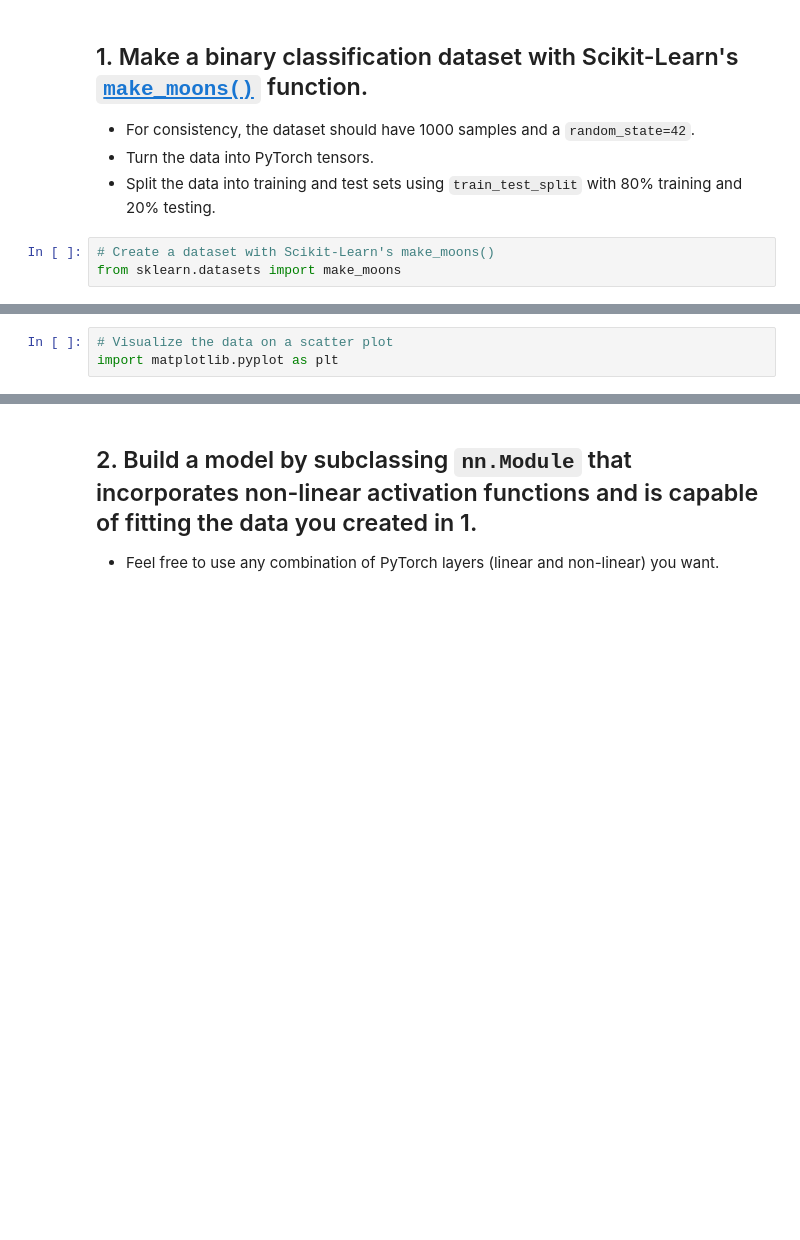
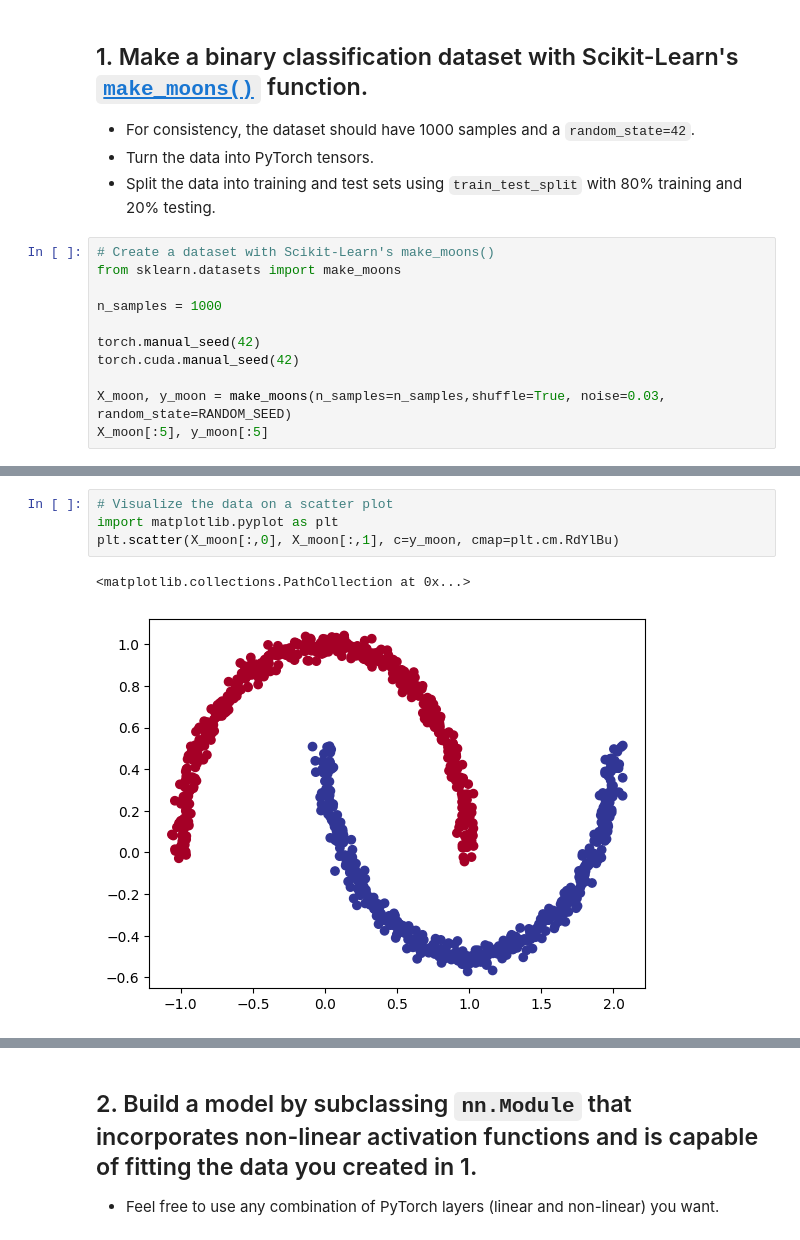
Before and after one commit to zahra-sharifzadeh/pytorch, a Jupyter notebook: extras/exercises/02_pytorch_classification_exercises.ipynb, the cells around one changed output, grey strips where cells are left out. Cells and saved outputs as stored; diff of their text form; blank space fills up the shorter version.

```diff
--- a/extras/exercises/02_pytorch_classification_exercises.ipynb
+++ b/extras/exercises/02_pytorch_classification_exercises.ipynb
@@ -31,3 +31,11 @@ RANDOM_SEED = 42
 # %%
 # Create a dataset with Scikit-Learn's make_moons()
 from sklearn.datasets import make_moons
+
+n_samples = 1000
+
+torch.manual_seed(42)
+torch.cuda.manual_seed(42)
+
+X_moon, y_moon = make_moons(n_samples=n_samples,shuffle=True, noise=0.03, random_state=RANDOM_SEED)
+X_moon[:5], y_moon[:5]
@@ -37,5 +66,9 @@ import pandas as pd
 # %%
 # Visualize the data on a scatter plot
 import matplotlib.pyplot as plt
+plt.scatter(X_moon[:,0], X_moon[:,1], c=y_moon, cmap=plt.cm.RdYlBu)
+# %% [output]
+<matplotlib.collections.PathCollection at 0x...>
+[figure, added]
 # %%
 # Turn data into tensors of dtype float
```
Also changed, not shown: parts of 7 cells of this notebook.
